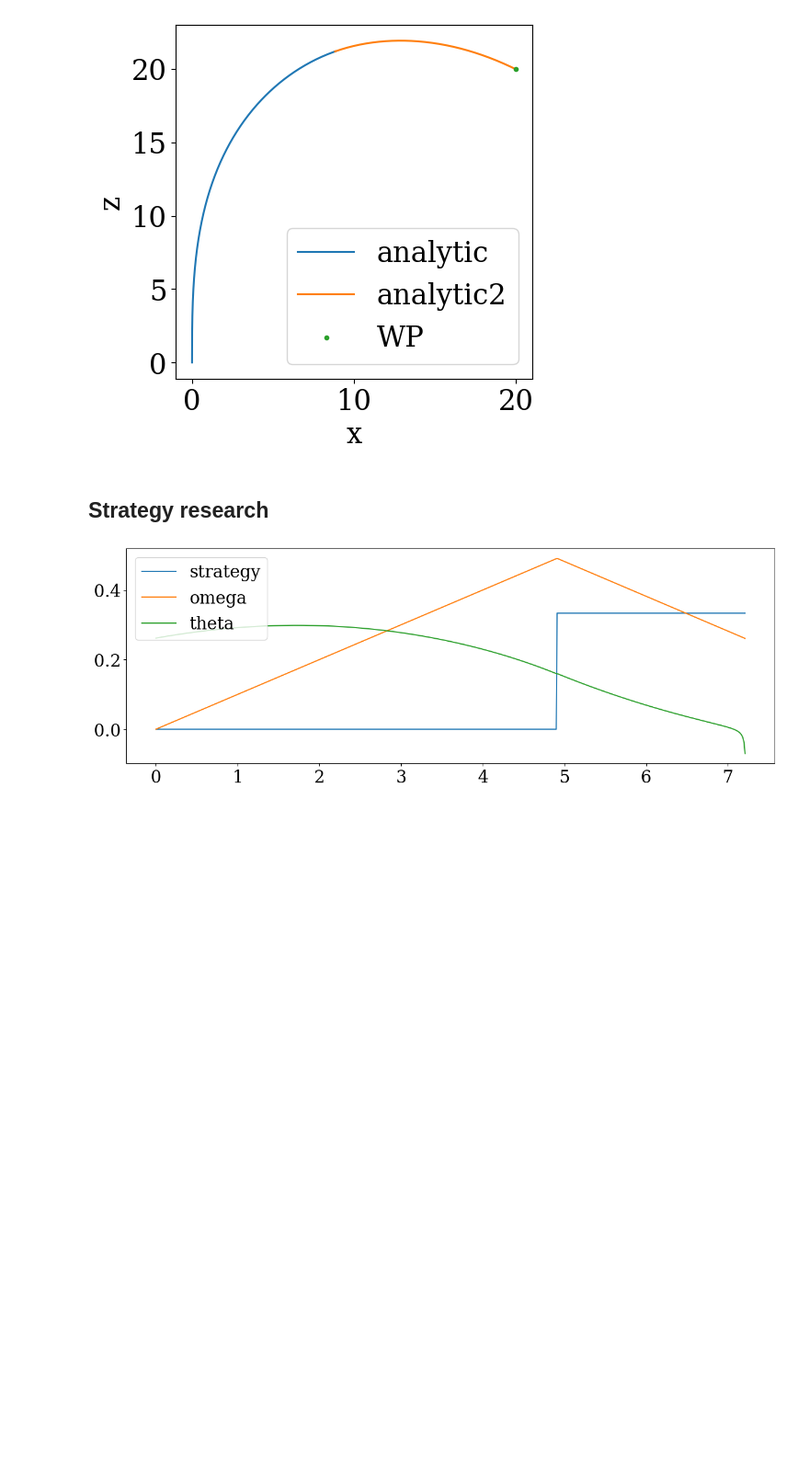
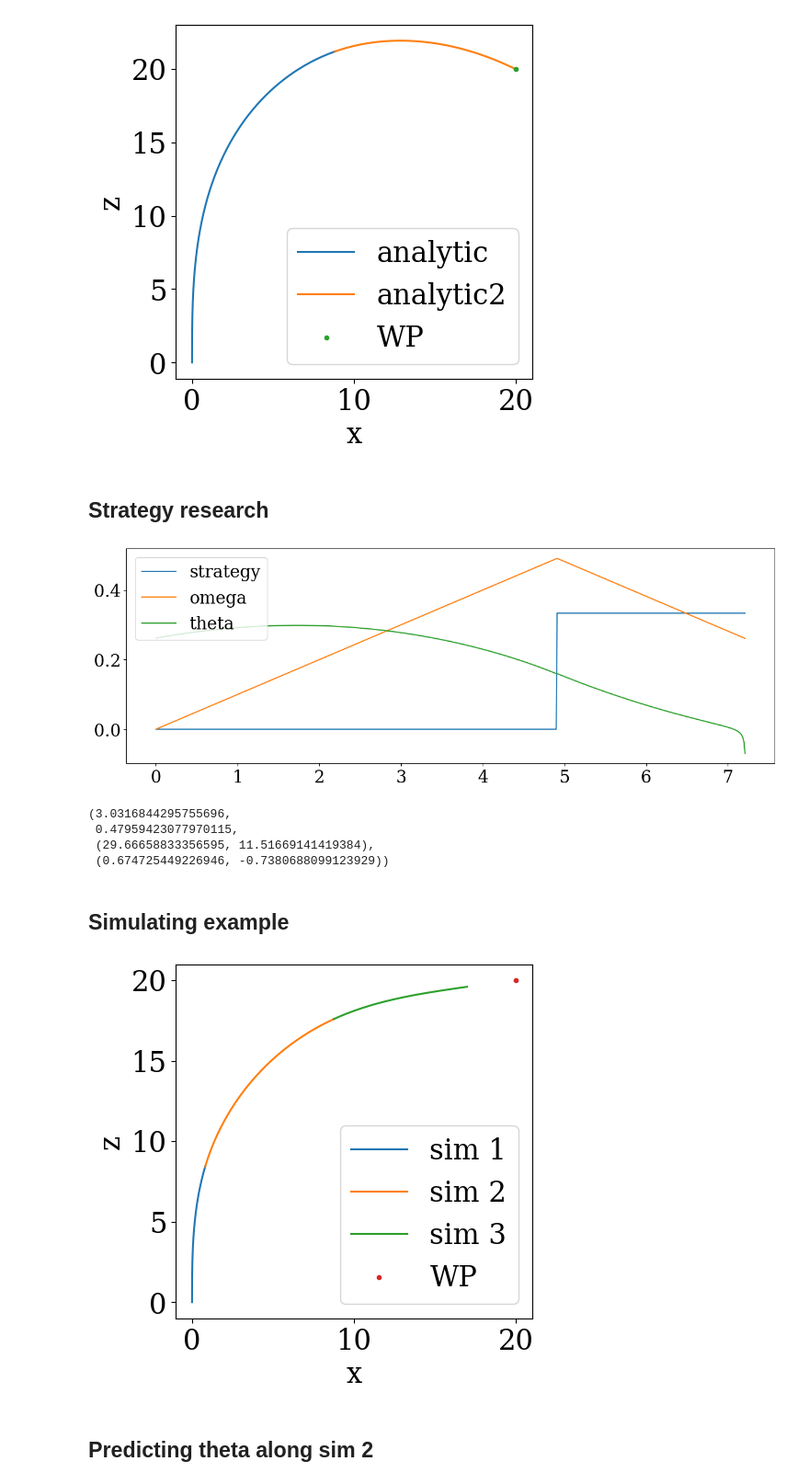
Before and after one commit to TirelessRock/3D-nav-research, a Jupyter notebook: ship-movement-simulation-lab.ipynb, the cells around one changed output. Shown: that part at 92% size. Cells and saved outputs as stored; diff of their text form; code cells hidden in the pictures; blank space fills up the shorter version.

Commit message:
PREDICT

```diff
--- a/ship-movement-simulation-lab.ipynb
+++ b/ship-movement-simulation-lab.ipynb
@@ -354,0 +383,45 @@ def estimate_theta_when_tau(pos, target, direction, speed, omega, eps, t):
+# %%
+th_tau, tau, ptau, dtau = estimate_theta_when_tau(xs_eq[-1], next_wp, ds_eq[-1], speed, eps * t1, eps)
+thi = np.argmax(ts > tau)
+th_tau, ths[thi], ptau, dtau
+# %% [output]
+(3.0316844295755696,
+ 0.47959423077970115,
+ (29.66658833356595, 11.51669141419384),
+ (0.674725449226946, -0.7380688099123929))
+# %% [markdown]
+## Simulating example
+# %%
+T1 = 1.7
+T2 = 2.5
+T3 = T1
+
+eps2 = 2 * eps
+
+t_seg1 = np.linspace(0, T1, int(N * T1))
+t_seg2 = np.linspace(0, T2, int(N * T2))
+t_seg3 = np.linspace(0, T3, int(N * T3))
+
+tx1, td1 = global_trajectory(pos, direction, speed, omega0, eps2, t_seg1)
+tx2, td2 = circle(tx1[-1], td1[-1], speed, -(omega0 + eps2 * T1), t_seg2)
+tx3, td3 = global_trajectory(tx2[-1], td2[-1], speed, omega0 + eps2 * T1, -eps2, t_seg3)
+
+tx = np.concatenate([tx1, tx2, tx3])
+td = np.concatenate([td1, td2, td3])
+tsf = np.concatenate([t_seg1, t_seg2 + T1, t_seg3 + T1 + T2])
+# %%
+plt.rcParams['figure.figsize'] = [5, 5]
+
+plt.plot([x.x for x in tx1], [x.z for x in tx1], label='sim 1')
+plt.plot([x.x for x in tx2], [x.z for x in tx2], label='sim 2')
+plt.plot([x.x for x in tx3], [x.z for x in tx3], label='sim 3')
+plt.plot(next_wp.x, next_wp.z, '.', label='WP')
+plt.legend(loc='lower right')
+plt.xlabel('x')
+plt.ylabel('z')
+plt.show()
+plt.rcParams['figure.figsize'] = [15, 5]
+# %% [output]
+[figure, added]
+# %% [markdown]
+## Predicting theta along sim 2
```
Also changed, not shown: parts of 6 cells of this notebook.
